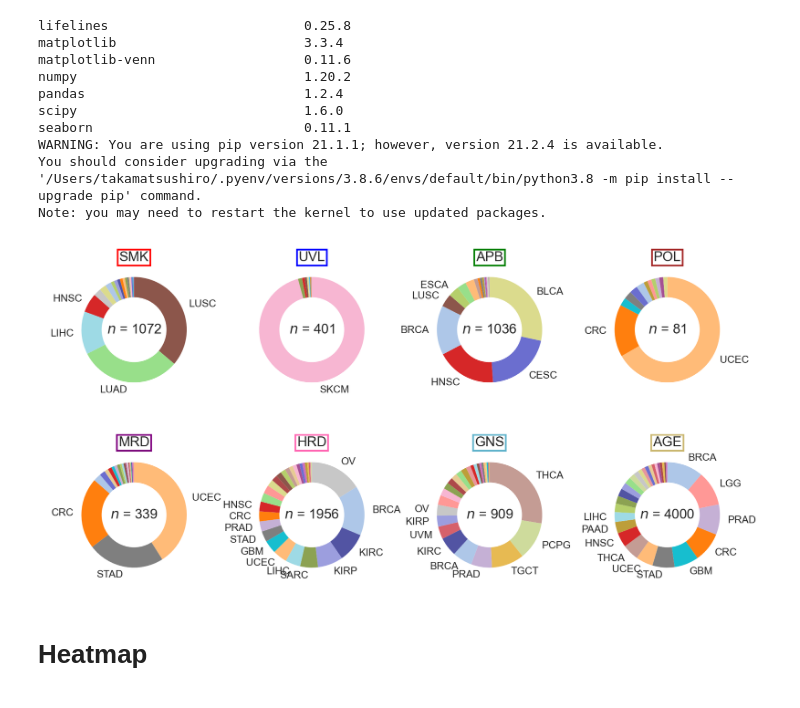
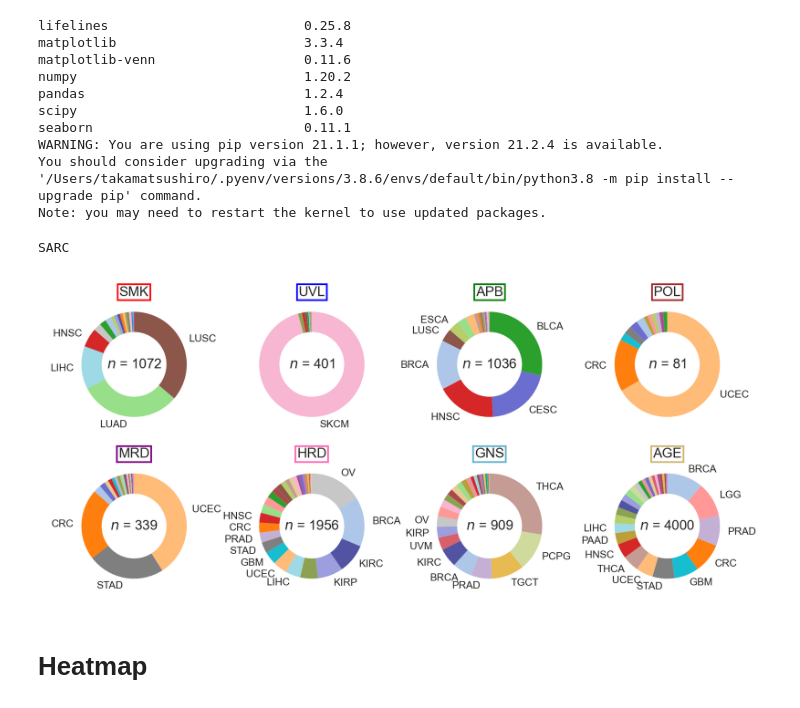
Before and after one commit to shirotak/pancancer_MutSig_ICI, a Jupyter notebook: codes/Script2_Figure1_S1.ipynb, the cells around one changed output. Cells and saved outputs as stored; diff of their text form; code cells hidden in the pictures.

```diff
--- a/codes/Script2_Figure1_S1.ipynb
+++ b/codes/Script2_Figure1_S1.ipynb
@@ -92,38 +92,43 @@ cancers_freq_order=[x[0] for x in Counter( df["CancerType"]).most_common()]
 # %%
 dict_cancer_colors={ cancer:color for cancer,color in zip(cancers_freq_order,cancer30_colors)}
 dict_cancer_colors["Others"]="whitesmoke"
-dict_cancer_colors[""]="whitesmoke"
+dict_cancer_colors[""]="white"
+dict_cancer_colors["BLCA"]="tab:green"
 # %%
 # pie chart
-fig = plt.figure(figsize=(7,4))
+fig = plt.figure(figsize=(7,3.5))
 names=cluster_orders
 for j,name in enumerate(names):
     sns_df=df[ df["cluster_m2_names"]==name]
     ax = fig.add_subplot(2,4,j+1)
     counter=Counter(sns_df["CancerType"])
     counter_order=counter.most_common()
     cancer_order=[ x[0] for x in counter_order ]
     counts_order=[ counter[x] for x in cancer_order]
     labels=[cancer if counter[cancer]/len(sns_df)>=0.03 else "" for cancer in cancer_order]
+    if j==5:
+        print(labels[4])
+        labels[4]=""
     colors=[dict_cancer_colors[x] for x in cancer_order]
     ax.pie(counts_order, explode=None, labels=labels, colors=colors, autopct=None,
                           pctdistance=0.6, shadow=False, labeldistance=1.15,
                           startangle=90, radius=1, counterclock=False,
                         center=(0, 0),
                           frame=False,  data=None,
               wedgeprops={'linewidth': 0, 'edgecolor':"white"},
               textprops={"size":6})
     ax.text(0.5,0.5,"$n$ = "+str(len(sns_df)),transform=ax.transAxes,fontsize=8,
                ha="center",va="center")
     circle = patches.Circle(xy=(0, 0), radius=0.6, fc='w', ec='w')
     ax.add_patch(circle)
     ax.set_title(name,size=8,ha="center",va="bottom",
                  bbox=dict(facecolor="w",edgecolor=dict_cluster_colors[name],
                           fill=True,linewidth=1,pad=1),pad=0)
 plt.subplots_adjust(wspace=0.35,hspace=0)
 #plt.savefig(store+"pie_chart_8subtype_cancertype.png",dpi=300,bbox_inches="tight")
 # %% [output]
+SARC
-[figure, old version]
+[figure, new version]
 # %% [markdown]
 # Heatmap
 # %%
```
Also changed, not shown: parts of 28 cells of this notebook, 10 other files.
